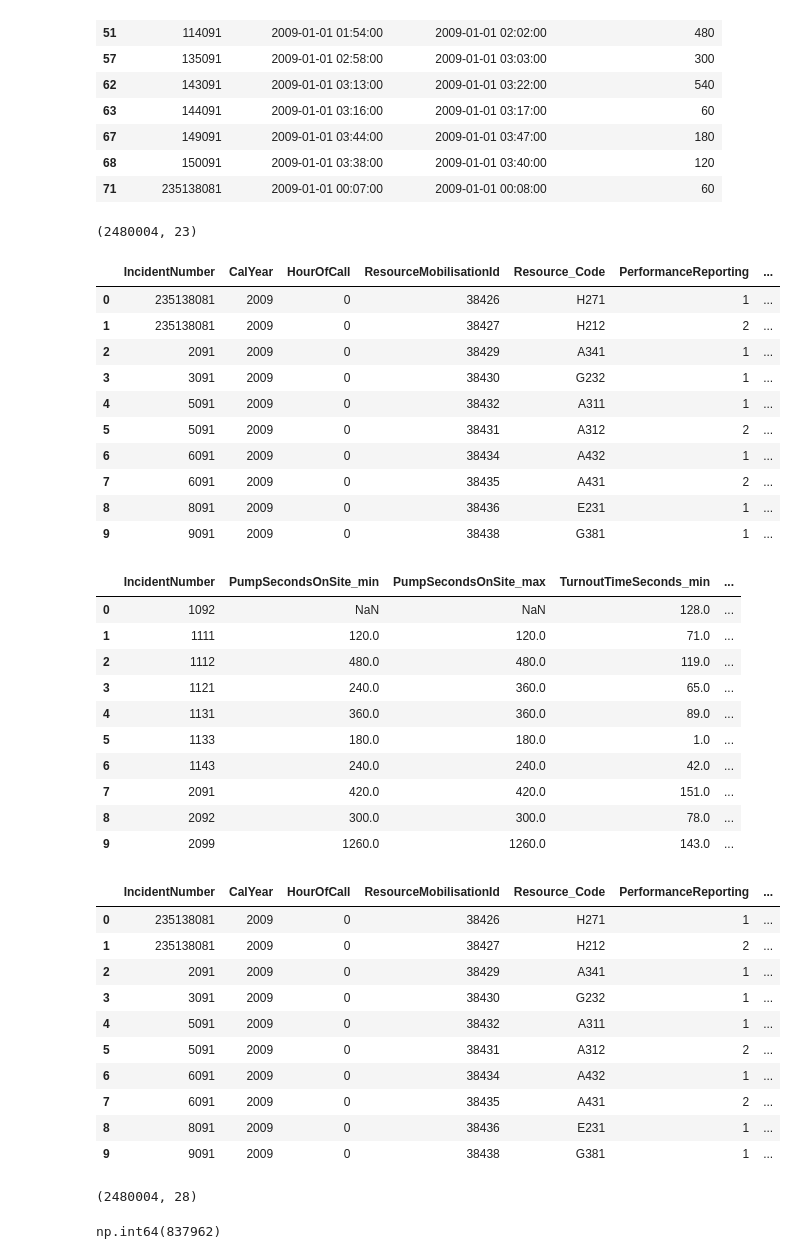
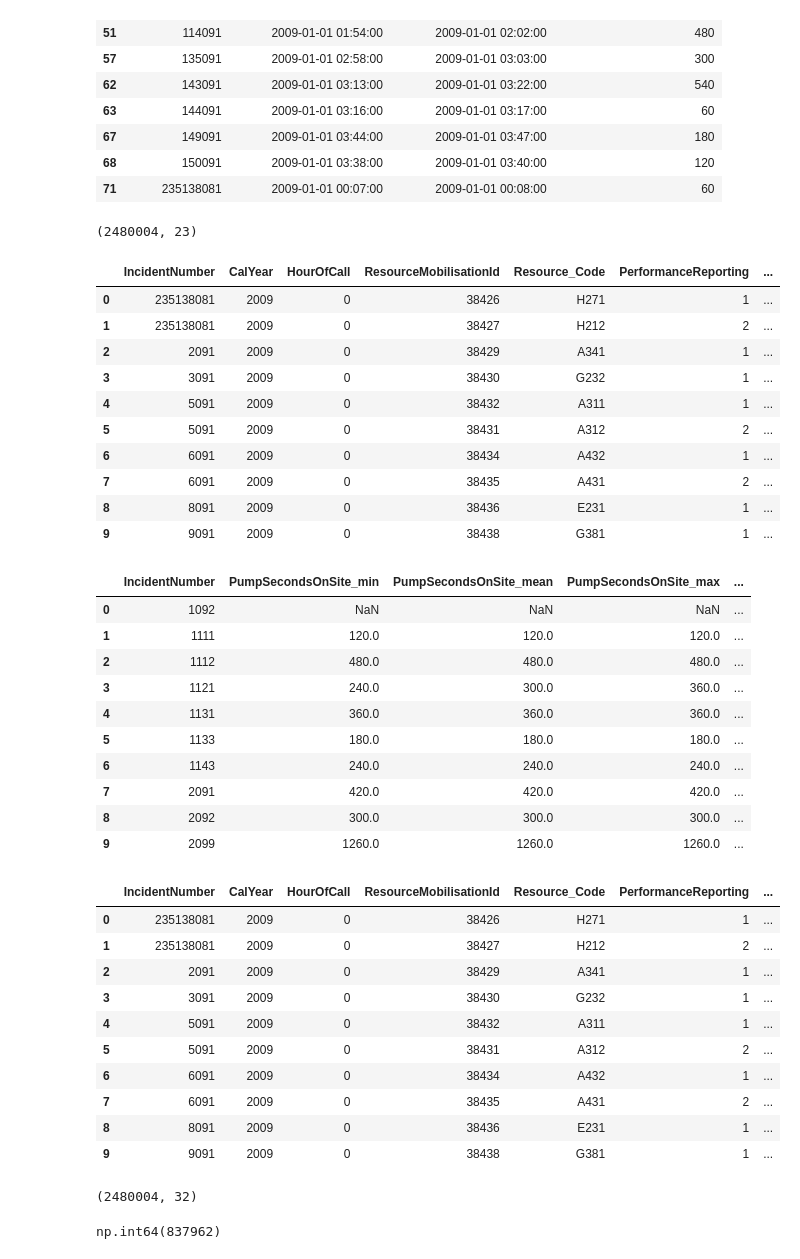
Before and after one commit to ymag-creator/datascientist-project, a Jupyter notebook: notebooks/Explore Mobilisations.ipynb, the cells around one changed output. Drawn from its saved outputs; the diff is of its cells as text; code cells hidden in the pictures.

```diff
--- a/notebooks/Explore Mobilisations.ipynb
+++ b/notebooks/Explore Mobilisations.ipynb
@@ -278,51 +278,55 @@ aggregated = (
     df.groupby("IncidentNumber")  # .head(100)
     .agg(
         PumpSecondsOnSite_min=("PumpOnSiteSeconds", "min"),
+        PumpSecondsOnSite_mean=("PumpOnSiteSeconds", "mean"),
         PumpSecondsOnSite_max=("PumpOnSiteSeconds", "max"),
         TurnoutTimeSeconds_min=("TurnoutTimeSeconds", "min"),
+        TurnoutTimeSeconds_mean=("TurnoutTimeSeconds", "mean"),
         TurnoutTimeSeconds_max=("TurnoutTimeSeconds", "max"),
         TravelTimeSeconds_min=("TravelTimeSeconds", "min"),
+        TravelTimeSeconds_mean=("TravelTimeSeconds", "mean"),
         TravelTimeSeconds_max=("TravelTimeSeconds", "max"),
         AttendanceTimeSeconds_min=("AttendanceTimeSeconds", "min"),
+        AttendanceTimeSeconds_mean=("AttendanceTimeSeconds", "mean"),
         AttendanceTimeSeconds_max=("AttendanceTimeSeconds", "max"),
     )
     .reset_index()
 )
 display(aggregated.head(10))
 
 # jointure sur df des agrégats
 merge = pd.merge(
     df, aggregated, left_on="IncidentNumber", right_on="IncidentNumber", how="left"
 )
 
 merge = merge.drop(["PumpOnSiteSeconds", "TurnoutTimeSeconds", "TravelTimeSeconds"], axis=1)
 
 display(merge.head(10))
 print(merge.shape)
 # %% [output]
 (2480004, 23)
 |  | IncidentNumber | CalYear | HourOfCall | ResourceMobilisationId | Resource_Code | PerformanceReporting | ... |
 | 0 | 235138081 | 2009 | 0 | 38426 | H271 | 1 | ... |
 | 1 | 235138081 | 2009 | 0 | 38427 | H212 | 2 | ... |
 | 2 | 2091 | 2009 | 0 | 38429 | A341 | 1 | ... |
 | 3 | 3091 | 2009 | 0 | 38430 | G232 | 1 | ... |
 | 4 | 5091 | 2009 | 0 | 38432 | A311 | 1 | ... |
 | 5 | 5091 | 2009 | 0 | 38431 | A312 | 2 | ... |
 | 6 | 6091 | 2009 | 0 | 38434 | A432 | 1 | ... |
 | 7 | 6091 | 2009 | 0 | 38435 | A431 | 2 | ... |
 | 8 | 8091 | 2009 | 0 | 38436 | E231 | 1 | ... |
 | 9 | 9091 | 2009 | 0 | 38438 | G381 | 1 | ... |
-|  | IncidentNumber | PumpSecondsOnSite_min | PumpSecondsOnSite_max | TurnoutTimeSeconds_min | ... |
-| 0 | 1092 | NaN | NaN | 128.0 | ... |
-| 1 | 1111 | 120.0 | 120.0 | 71.0 | ... |
-| 2 | 1112 | 480.0 | 480.0 | 119.0 | ... |
-| 3 | 1121 | 240.0 | 360.0 | 65.0 | ... |
-| 4 | 1131 | 360.0 | 360.0 | 89.0 | ... |
-| 5 | 1133 | 180.0 | 180.0 | 1.0 | ... |
-| 6 | 1143 | 240.0 | 240.0 | 42.0 | ... |
-| 7 | 2091 | 420.0 | 420.0 | 151.0 | ... |
-| 8 | 2092 | 300.0 | 300.0 | 78.0 | ... |
-| 9 | 2099 | 1260.0 | 1260.0 | 143.0 | ... |
+|  | IncidentNumber | PumpSecondsOnSite_min | PumpSecondsOnSite_mean | PumpSecondsOnSite_max | ... |
+| 0 | 1092 | NaN | NaN | NaN | ... |
+| 1 | 1111 | 120.0 | 120.0 | 120.0 | ... |
+| 2 | 1112 | 480.0 | 480.0 | 480.0 | ... |
+| 3 | 1121 | 240.0 | 300.0 | 360.0 | ... |
+| 4 | 1131 | 360.0 | 360.0 | 360.0 | ... |
+| 5 | 1133 | 180.0 | 180.0 | 180.0 | ... |
+| 6 | 1143 | 240.0 | 240.0 | 240.0 | ... |
+| 7 | 2091 | 420.0 | 420.0 | 420.0 | ... |
+| 8 | 2092 | 300.0 | 300.0 | 300.0 | ... |
+| 9 | 2099 | 1260.0 | 1260.0 | 1260.0 | ... |
 |  | IncidentNumber | CalYear | HourOfCall | ResourceMobilisationId | Resource_Code | PerformanceReporting | ... |
 | 0 | 235138081 | 2009 | 0 | 38426 | H271 | 1 | ... |
 | 1 | 235138081 | 2009 | 0 | 38427 | H212 | 2 | ... |
@@ -334,7 +338,7 @@ print(merge.shape)
 | 7 | 6091 | 2009 | 0 | 38435 | A431 | 2 | ... |
 | 8 | 8091 | 2009 | 0 | 38436 | E231 | 1 | ... |
 | 9 | 9091 | 2009 | 0 | 38438 | G381 | 1 | ... |
-(2480004, 28)
+(2480004, 32)
 # %%
 merge.IncidentNumber.duplicated().sum()
 # %% [output]
```
Also changed, not shown: parts of 2 cells of this notebook, 2 other files.
